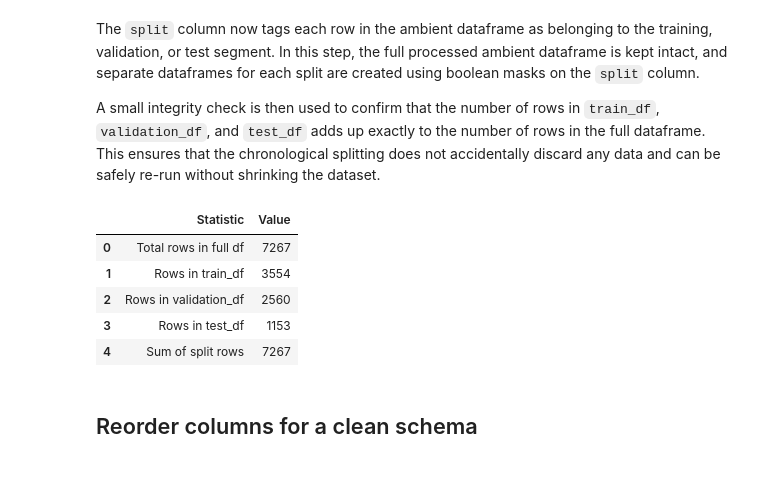
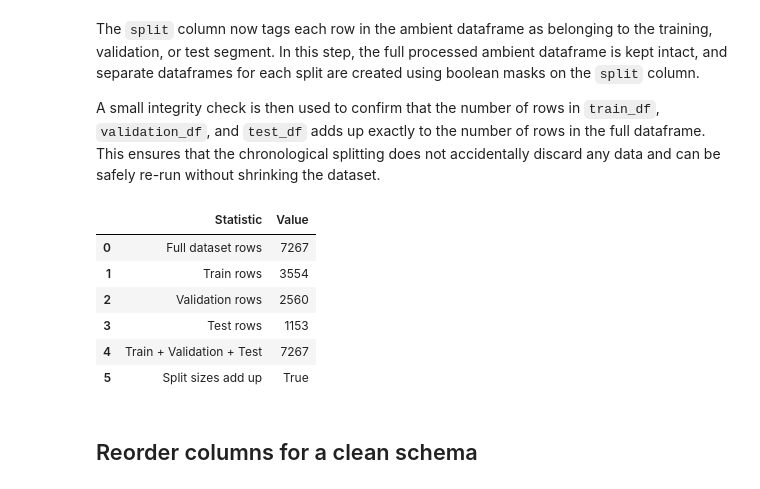
Before and after one commit to Nandipha996/Anomaly-Detection-Research, a Jupyter notebook: notebooks/02_preprocessing_ambient_temperature.ipynb, the cells around one changed output. Cells and saved outputs as stored; diff of their text form; code cells hidden in the pictures.

Commit message:
Final Ambient preprocessing Check

```diff
--- a/notebooks/02_preprocessing_ambient_temperature.ipynb
+++ b/notebooks/02_preprocessing_ambient_temperature.ipynb
@@ -573,29 +573,31 @@ test_df = df[df["split"] == "test"].copy()
 # %%
 # Row counts in each split dataframe
 n_train = len(train_df)
 n_validation = len(validation_df)
 n_test = len(test_df)
 
-# Build an examiner-style integrity summary to check that no rows are lost
+# Construct integrity summary to check that no rows are lost
 split_integrity_summary = pd.DataFrame(
     [
-        ("Total rows in full df", total_rows_full),
-        ("Rows in train_df", n_train),
-        ("Rows in validation_df", n_validation),
-        ("Rows in test_df", n_test),
-        ("Sum of split rows", n_train + n_validation + n_test),
+        ("Full dataset rows", total_rows_full),
+        ("Train rows", n_train),
+        ("Validation rows", n_validation),
+        ("Test rows", n_test),
+        ("Train + Validation + Test", n_train + n_validation + n_test),
+        ("Split sizes add up", total_rows_full == n_train + n_validation + n_test),
     ],
     columns=["Statistic", "Value"],
 )
 
 split_integrity_summary
 # %% [output]
 |  | Statistic | Value |
-| 0 | Total rows in full df | 7267 |
-| 1 | Rows in train_df | 3554 |
-| 2 | Rows in validation_df | 2560 |
-| 3 | Rows in test_df | 1153 |
-| 4 | Sum of split rows | 7267 |
+| 0 | Full dataset rows | 7267 |
+| 1 | Train rows | 3554 |
+| 2 | Validation rows | 2560 |
+| 3 | Test rows | 1153 |
+| 4 | Train + Validation + Test | 7267 |
+| 5 | Split sizes add up | True |
 # %% [markdown]
 ## Reorder columns for a clean schema
 # %%
```
